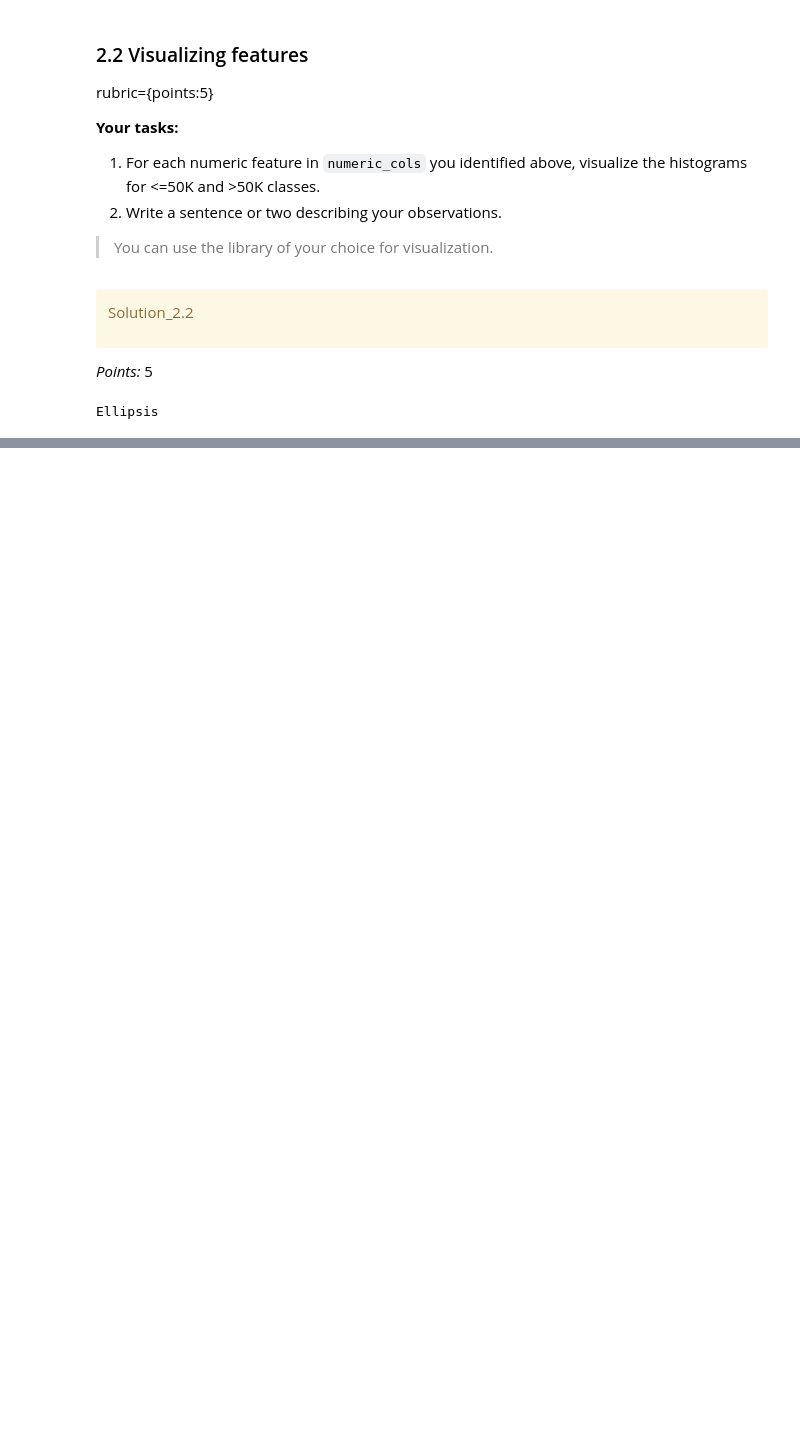
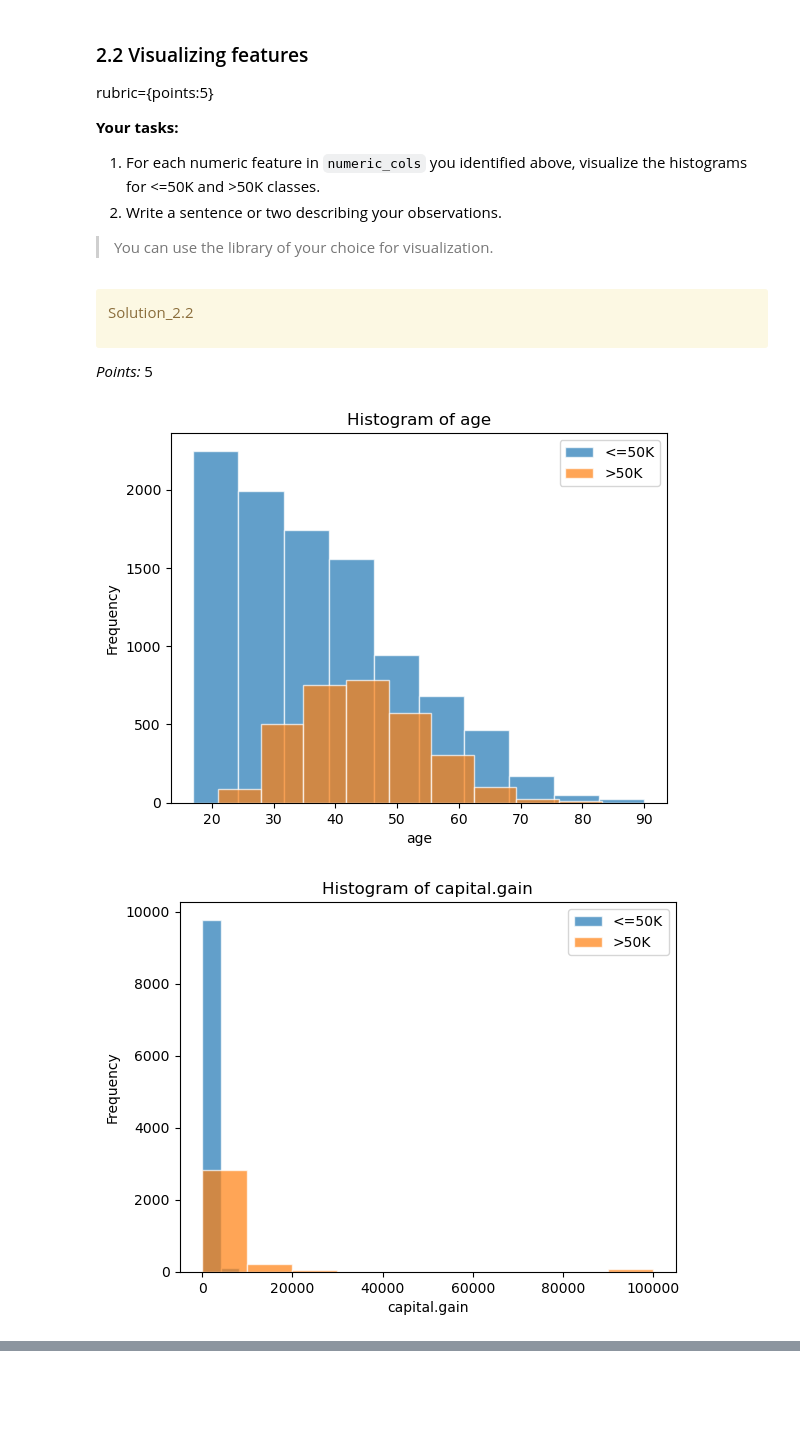
Before and after one commit to angelalmachado/cpsc330hw, a Jupyter notebook: hw3.ipynb, the cells around one changed output, grey strips where cells are left out. Drawn from its saved outputs; the diff is of its cells as text; code cells hidden in the pictures; blank space fills up the shorter version.

```diff
--- a/hw3.ipynb
+++ b/hw3.ipynb
@@ -240,7 +240,12 @@ Solution_2.2
 </div>
 
 _Points:_ 5
-# %%
-...
-# %% [output]
-Ellipsis
+# %%
+for column in numeric_cols:
+    train_df.groupby('income')[column].plot.hist(edgecolor = "white", alpha=0.7, legend=True)
+    plt.xlabel(column)
+    plt.title("Histogram of " + column)
+    plt.show()
+# %% [output]
+[figure, added]
+[figure, added]
```
Also changed, not shown: parts of 18 cells of this notebook, 1 other file.
